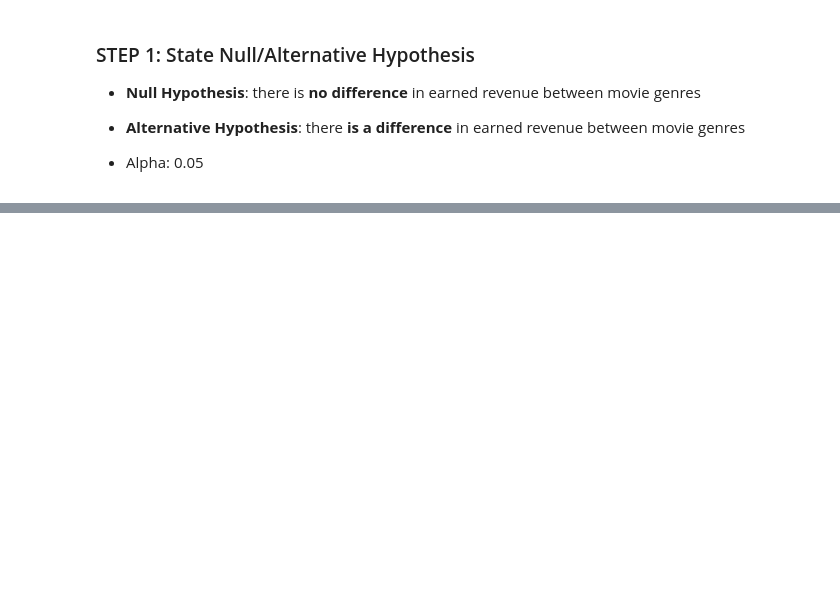
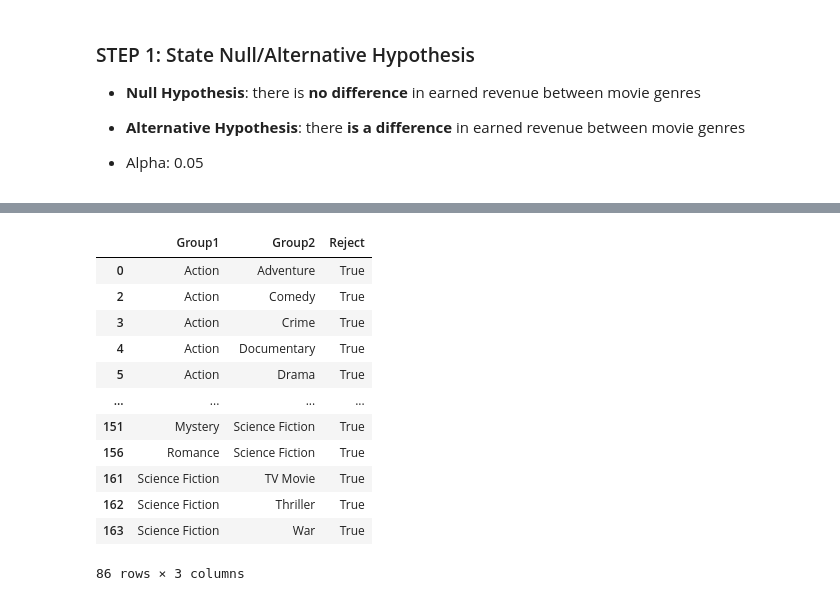
Before and after one commit to jonnunez92/IMDB-MySQL, a Jupyter notebook: IMDB - Part 4_Hypothesis Testing - Jonathan Nunez.ipynb, the cells around one changed output, grey strips where cells are left out. Saved outputs shown, nothing was run; the diff lists cells and outputs as text; code cells hidden in the pictures; blank space fills up the shorter version.

```diff
--- a/IMDB - Part 4_Hypothesis Testing - Jonathan Nunez.ipynb
+++ b/IMDB - Part 4_Hypothesis Testing - Jonathan Nunez.ipynb
@@ -811,0 +1156,17 @@ df_q3.head()
+# %%
+tukey_df_true = tukey_df[tukey_df['Reject'] == True]
+tukey_df_true
+# %% [output]
+|  | Group1 | Group2 | Reject |
+| 0 | Action | Adventure | True |
+| 2 | Action | Comedy | True |
+| 3 | Action | Crime | True |
+| 4 | Action | Documentary | True |
+| 5 | Action | Drama | True |
+| ... | ... | ... | ... |
+| 151 | Mystery | Science Fiction | True |
+| 156 | Romance | Science Fiction | True |
+| 161 | Science Fiction | TV Movie | True |
+| 162 | Science Fiction | Thriller | True |
+| 163 | Science Fiction | War | True |
+86 rows × 3 columns
```
Also changed, not shown: parts of 32 cells of this notebook.
